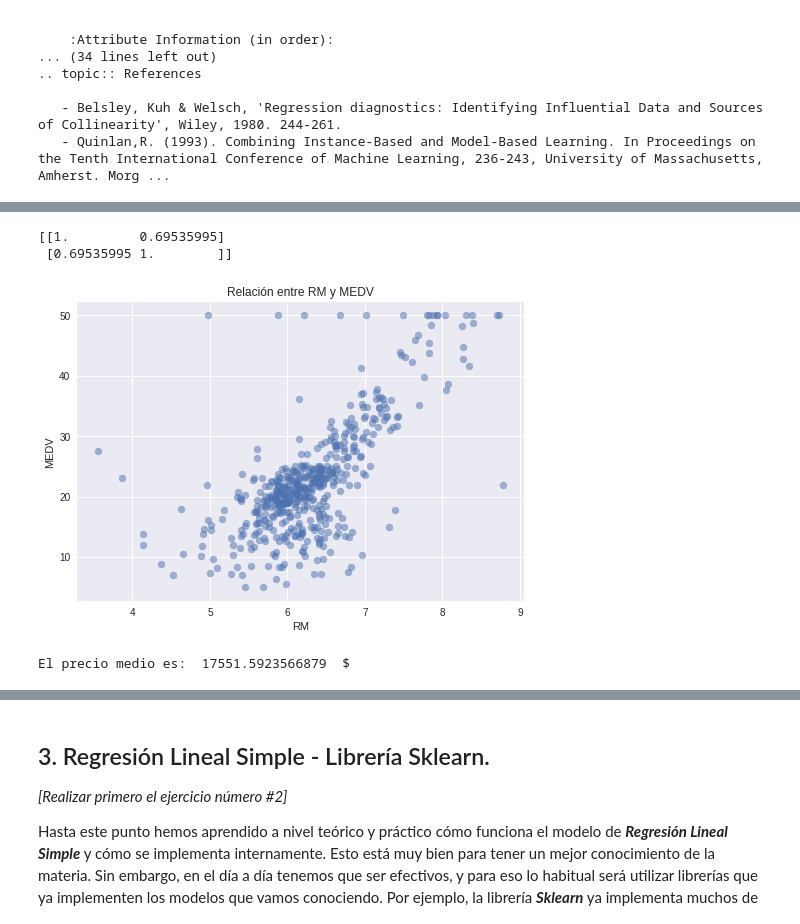
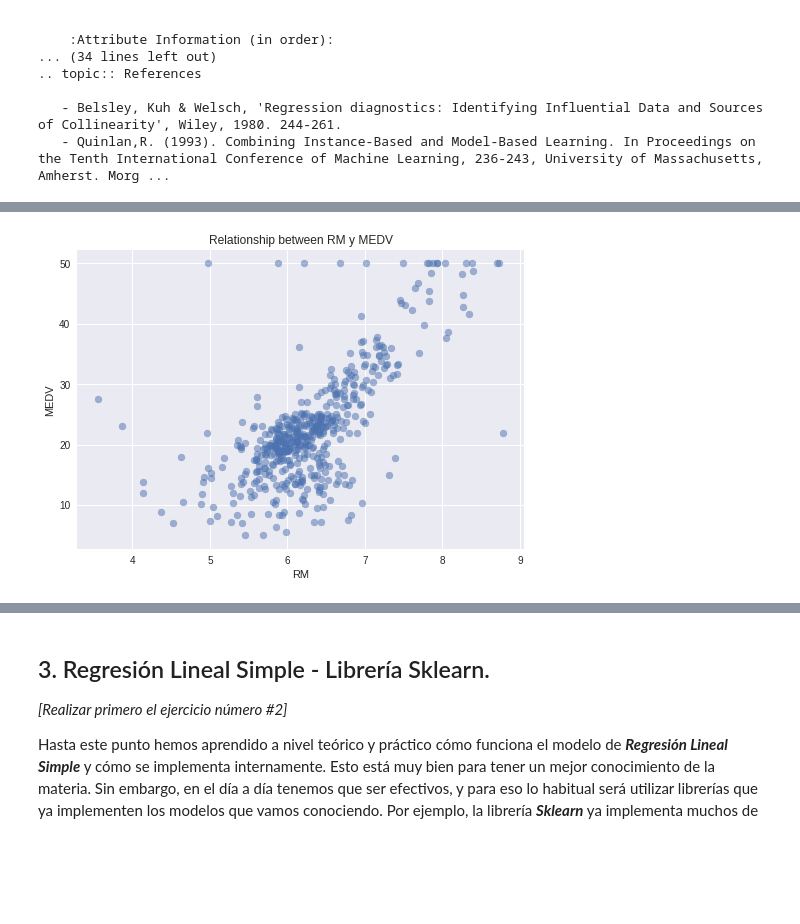
Before and after one commit to bljaime/MachineLearning-Portfolio, a Jupyter notebook: GH1LR.ipynb, the cells around one changed output, grey strips where cells are left out. Saved outputs shown, nothing was run; the diff lists cells and outputs as text; code cells hidden in the pictures; blank space fills up the shorter version.

```diff
--- a/GH1LR.ipynb
+++ b/GH1LR.ipynb
@@ -59,24 +49,9 @@ Hoy nos centraremos en modelar la relación existente entre las variables **RM**
 # %%
-# COMIENZA TU CÓDIGO AQUÍ
-
-#1.
-
-plt.title("Relación entre RM y MEDV")
+plt.title("Relationship between RM y MEDV")
 plt.xlabel("RM")
 plt.ylabel("MEDV")
 
-plt.scatter(X[:,5], Y, alpha=0.5)
-
-print(np.corrcoef(X[:,5], Y)) #2x2: Corr var1-var1, var2-var2: 1, ...
+plt.scatter(X[:,5], Y, alpha=0.5)  # We select all data from x axis and the 5th. column to allude the attribute RM
+plt.show()
 # %% [output]
-[[1.         0.69535995]
- [0.69535995 1.        ]]
-[figure, old version]
+[figure, new version]
-# %%
-#2.
-
-RM = X[:,5]
-preciomed = np.mean(Y[np.logical_and(RM>5, RM<6)])
-print("El precio medio es: ", preciomed*1000, " $")
-# %% [output]
-El precio medio es:  17551.5923566879  $
```
Also changed, not shown: parts of 19 cells of this notebook.
